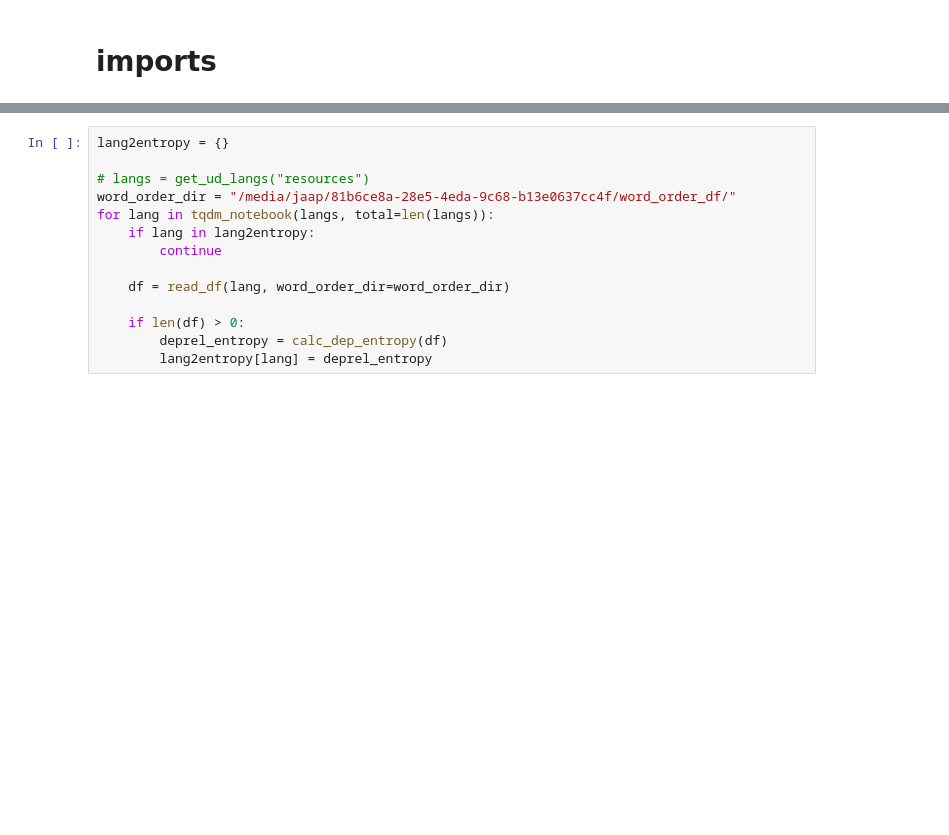
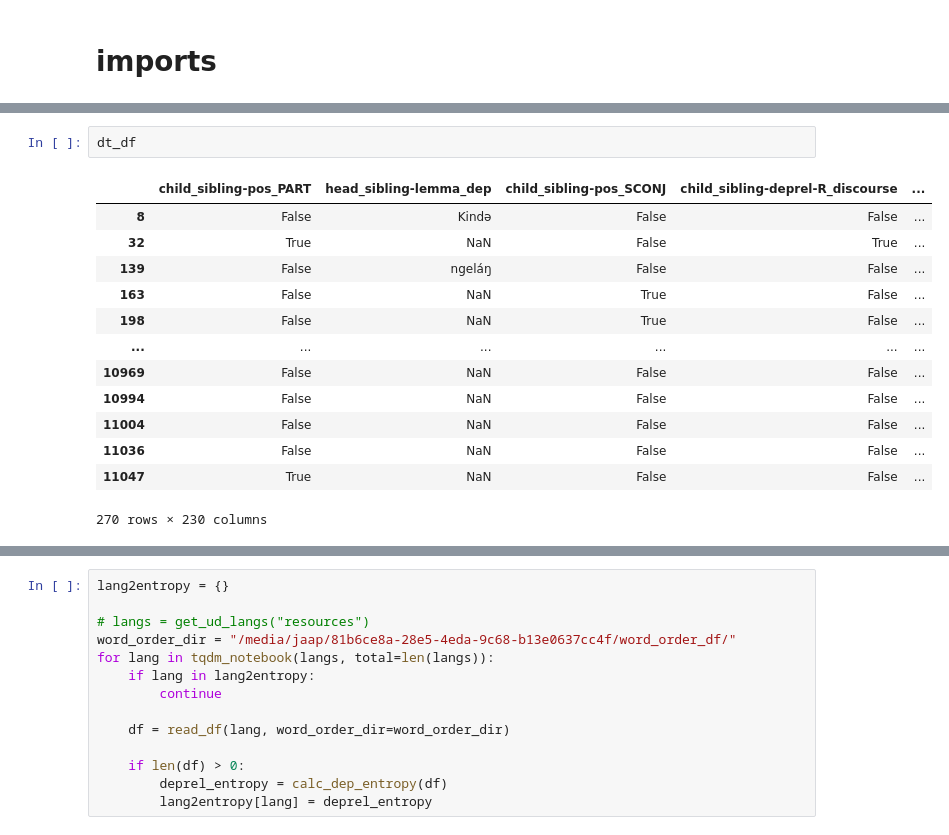
Before and after one commit to jumelet/multiblimp, a Jupyter notebook: word_order.ipynb, the cells around one changed output, grey strips where cells are left out. Saved outputs shown, nothing was run; the diff lists cells and outputs as text; blank space fills up the shorter version.

```diff
--- a/word_order.ipynb
+++ b/word_order.ipynb
@@ -98,0 +114,16 @@ plot_dt(model)
+# %%
+dt_df
+# %% [output]
+|  | child_sibling-pos_PART | head_sibling-lemma_dep | child_sibling-pos_SCONJ | child_sibling-deprel-R_discourse | ... |
+| 8 | False | Kində | False | False | ... |
+| 32 | True | NaN | False | True | ... |
+| 139 | False | ngeláŋ | False | False | ... |
+| 163 | False | NaN | True | False | ... |
+| 198 | False | NaN | True | False | ... |
+| ... | ... | ... | ... | ... | ... |
+| 10969 | False | NaN | False | False | ... |
+| 10994 | False | NaN | False | False | ... |
+| 11004 | False | NaN | False | False | ... |
+| 11036 | False | NaN | False | False | ... |
+| 11047 | True | NaN | False | False | ... |
+270 rows × 230 columns
```
Also changed, not shown: parts of 6 cells of this notebook, 4 other files.
